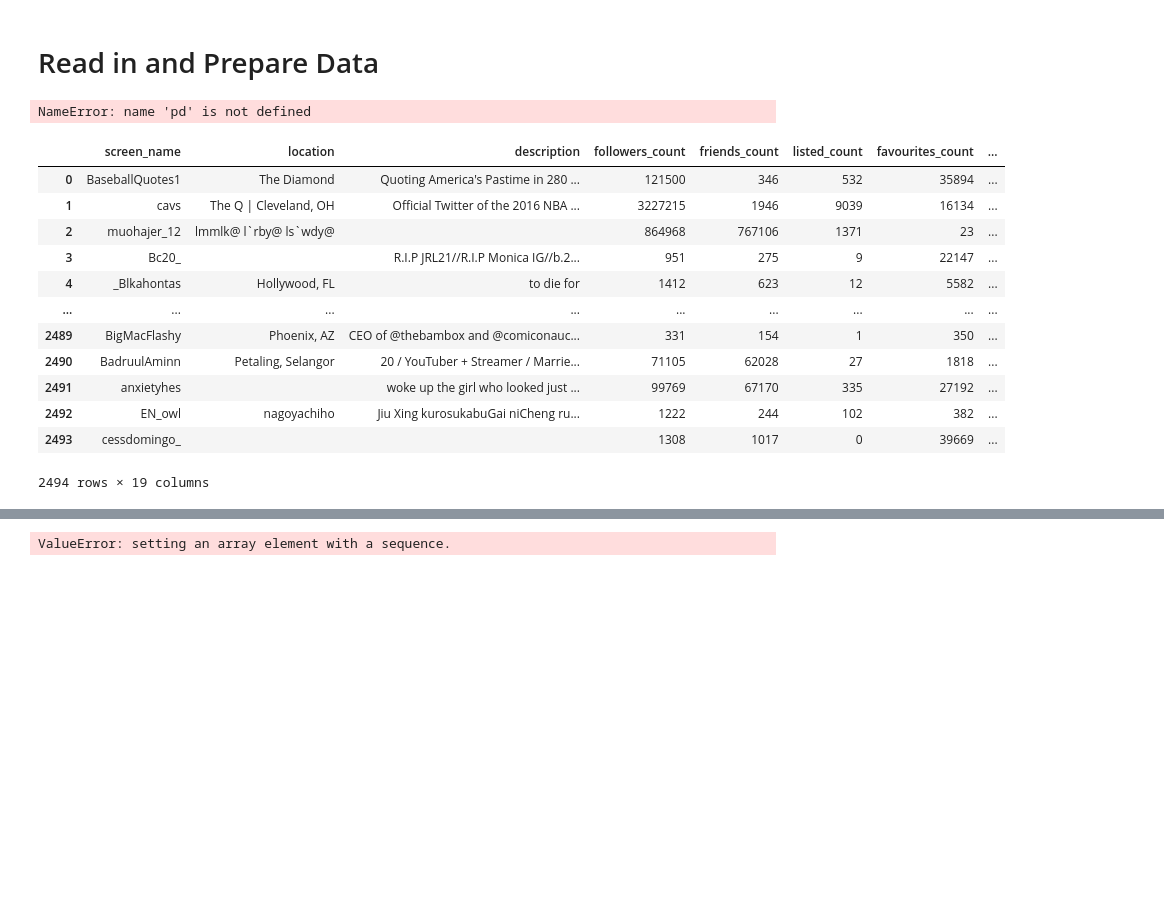
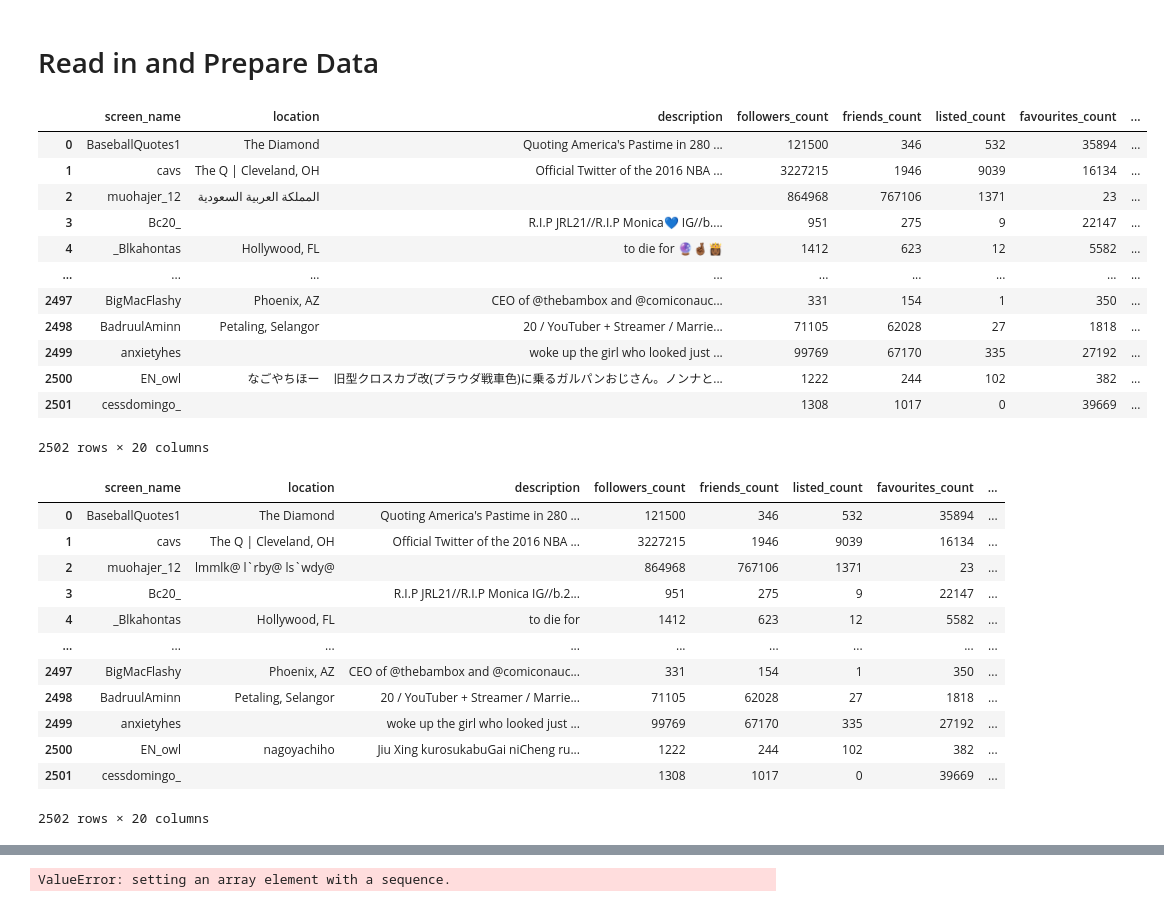
Before and after one commit to Sanjay404/396H, a Jupyter notebook: final.ipynb, the cells around one changed output, grey strips where cells are left out. Saved outputs shown, nothing was run; the diff lists cells and outputs as text; code cells hidden in the pictures; blank space fills up the shorter version.

```diff
--- a/final.ipynb
+++ b/final.ipynb
@@ -26,16 +26,29 @@ def encode_and_bind(original_dataframe, feature_to_encode): # utility function f
 # %%
 labels = pd.read_csv ("./gilani-2017/gilani-2017.tsv", sep = '\t')
 labels['id'] = labels['461277906']
 df = pd.read_json("./gilani-2017/gilani-2017_tweets.json")
 df = pd.json_normalize(df['user'])
 df.columns = df.columns.map(lambda x: x.split(".")[-1])
 df = pd.merge(df,labels,on='id')
 
-df = df.drop(['lang', 'is_translator', 'is_translation_enabled',  'profile_background_tile',  'profile_background_color', 'profile_background_image_url', 'time_zone', 'profile_background_image_url_https', 'id', 'created_at', 'profile_image_url', 'profile_image_url_https', 'utc_offset' , 'url', 'profile_banner_url','protected','name','translator_type', 'urls', 'id_str', 'profile_sidebar_border_color', 'profile_sidebar_fill_color', 'profile_text_color', 'profile_link_color'], axis = 1)
+df = df.drop(['461277906', 'lang', 'is_translator', 'is_translation_enabled',  'profile_background_tile',  'profile_background_color', 'profile_background_image_url', 'time_zone', 'profile_background_image_url_https', 'id', 'created_at', 'profile_image_url', 'profile_image_url_https', 'utc_offset' , 'url', 'profile_banner_url','protected','name','translator_type', 'urls', 'id_str', 'profile_sidebar_border_color', 'profile_sidebar_fill_color', 'profile_text_color', 'profile_link_color'], axis = 1)
+
 df = df.dropna(axis = 1)
 df
 # %% [output]
+|  | screen_name | location | description | followers_count | friends_count | listed_count | favourites_count | ... |
+| 0 | BaseballQuotes1 | The Diamond | Quoting America's Pastime in 280 ... | 121500 | 346 | 532 | 35894 | ... |
+| 1 | cavs | The Q | Cleveland, OH | Official Twitter of the 2016 NBA ... | 3227215 | 1946 | 9039 | 16134 | ... |
+| 2 | muohajer_12 | المملكة العربية السعودية |  | 864968 | 767106 | 1371 | 23 | ... |
+| 3 | Bc20_ |  | R.I.P JRL21//R.I.P Monica💙 IG//b.... | 951 | 275 | 9 | 22147 | ... |
+| 4 | _Blkahontas | Hollywood, FL | to die for 🔮🤞🏾👸🏾 | 1412 | 623 | 12 | 5582 | ... |
+| ... | ... | ... | ... | ... | ... | ... | ... | ... |
+| 2497 | BigMacFlashy | Phoenix, AZ | CEO of @thebambox and @comiconauc... | 331 | 154 | 1 | 350 | ... |
+| 2498 | BadruulAminn | Petaling, Selangor | 20 / YouTuber + Streamer / Marrie... | 71105 | 62028 | 27 | 1818 | ... |
+| 2499 | anxietyhes |  | woke up the girl who looked just ... | 99769 | 67170 | 335 | 27192 | ... |
+| 2500 | EN_owl | なごやちほー | 旧型クロスカブ改(プラウダ戦車色)に乗るガルパンおじさん。ノンナと... | 1222 | 244 | 102 | 382 | ... |
+| 2501 | cessdomingo_ |  |  | 1308 | 1017 | 0 | 39669 | ... |
-NameError: name 'pd' is not defined
+2502 rows × 20 columns
 # %%
 data = np.asarray(df.drop(['bot'], axis = 1))
 
@@ -58,12 +71,12 @@ df
 | 3 | Bc20_ |  | R.I.P JRL21//R.I.P Monica IG//b.2... | 951 | 275 | 9 | 22147 | ... |
 | 4 | _Blkahontas | Hollywood, FL | to die for | 1412 | 623 | 12 | 5582 | ... |
 | ... | ... | ... | ... | ... | ... | ... | ... | ... |
-| 2489 | BigMacFlashy | Phoenix, AZ | CEO of @thebambox and @comiconauc... | 331 | 154 | 1 | 350 | ... |
-| 2490 | BadruulAminn | Petaling, Selangor | 20 / YouTuber + Streamer / Marrie... | 71105 | 62028 | 27 | 1818 | ... |
-| 2491 | anxietyhes |  | woke up the girl who looked just ... | 99769 | 67170 | 335 | 27192 | ... |
-| 2492 | EN_owl | nagoyachiho | Jiu Xing kurosukabuGai niCheng ru... | 1222 | 244 | 102 | 382 | ... |
-| 2493 | cessdomingo_ |  |  | 1308 | 1017 | 0 | 39669 | ... |
+| 2497 | BigMacFlashy | Phoenix, AZ | CEO of @thebambox and @comiconauc... | 331 | 154 | 1 | 350 | ... |
+| 2498 | BadruulAminn | Petaling, Selangor | 20 / YouTuber + Streamer / Marrie... | 71105 | 62028 | 27 | 1818 | ... |
+| 2499 | anxietyhes |  | woke up the girl who looked just ... | 99769 | 67170 | 335 | 27192 | ... |
+| 2500 | EN_owl | nagoyachiho | Jiu Xing kurosukabuGai niCheng ru... | 1222 | 244 | 102 | 382 | ... |
+| 2501 | cessdomingo_ |  |  | 1308 | 1017 | 0 | 39669 | ... |
-2494 rows × 19 columns
+2502 rows × 20 columns
 # %%
 for ftr in string_cols: #vector encoding
     tokens = [TaggedDocument(doc.split(' '), [i])
```
Also changed, not shown: parts of 1 cell of this notebook.
